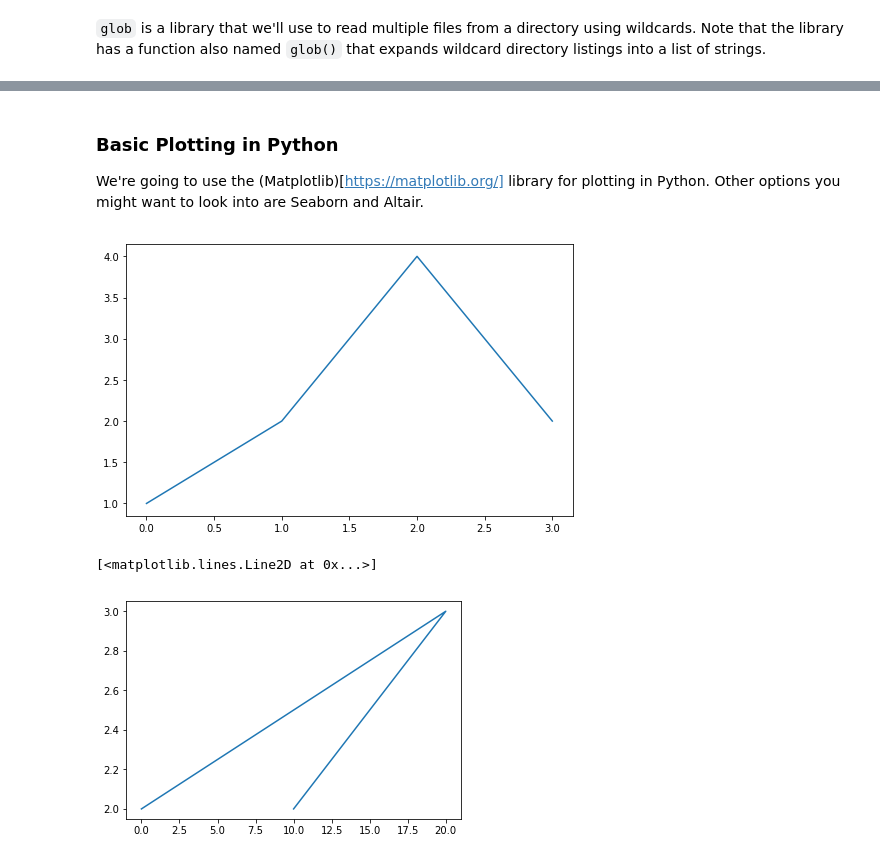
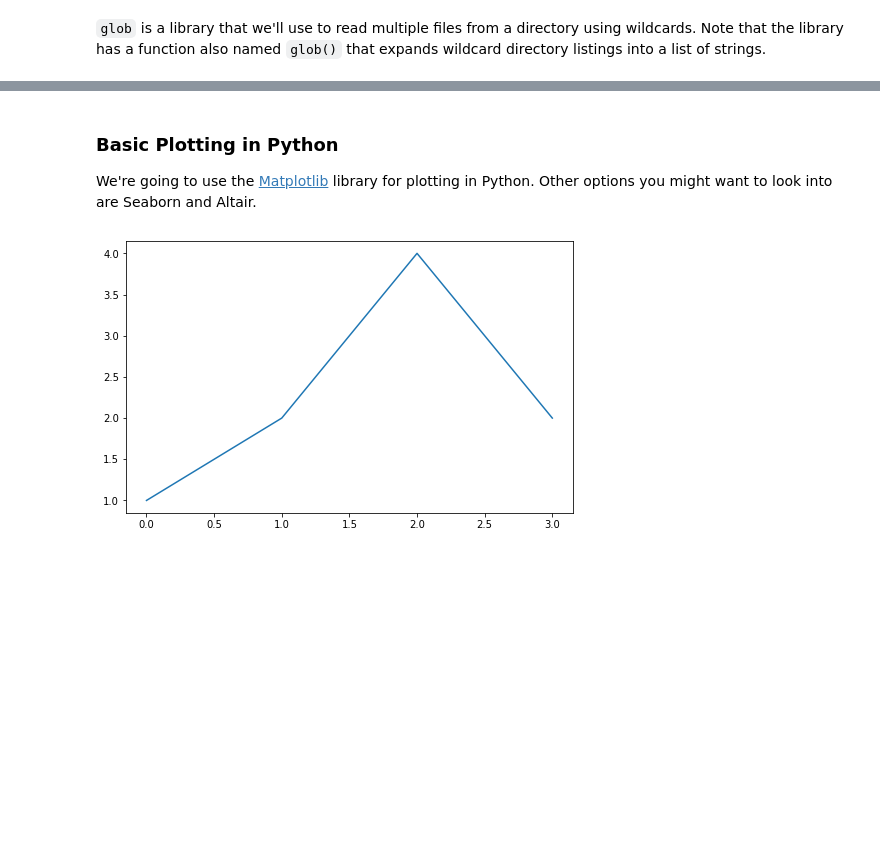
Before and after one commit to ABasu/python_intro, a Jupyter notebook: python_notes.ipynb, the cells around one changed output, grey strips where cells are left out. Saved outputs shown, nothing was run; the diff lists cells and outputs as text; code cells hidden in the pictures; blank space fills up the shorter version.

```diff
--- a/python_notes.ipynb
+++ b/python_notes.ipynb
@@ -724,20 +741,16 @@ print(filenames)
 # %% [markdown]
 ### Basic Plotting in Python
 
-We're going to use the (Matplotlib)[https://matplotlib.org/] library for plotting in Python. Other options you might want to look into are Seaborn and Altair.
+We're going to use the [Matplotlib](https://matplotlib.org/) library for plotting in Python. Other options you might want to look into are Seaborn and Altair.
 # %%
 import matplotlib.pyplot as plt
 
 plt.figure(figsize=(8,5))
 
 plt.plot([1,2,4,2])
 plt.show()
-
-plt.plot([10,20,0], [2,3,2])
 # %% [output]
-[figure, old version]
+[figure, new version]
-[<matplotlib.lines.Line2D at 0x...>]
-[figure, removed]
 # %%
 x=[1,2,3]
 y=[2,3,1]
```
Also changed, not shown: parts of 19 cells of this notebook, 1 other file.
